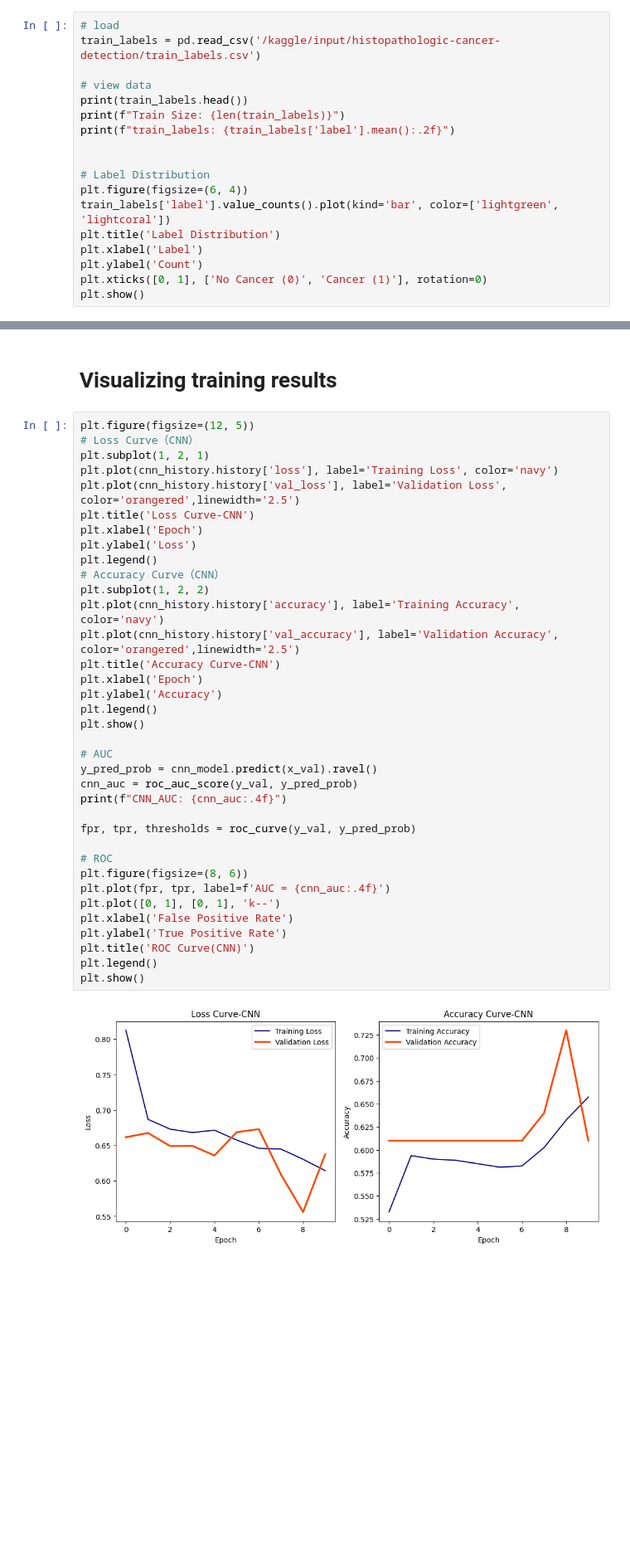
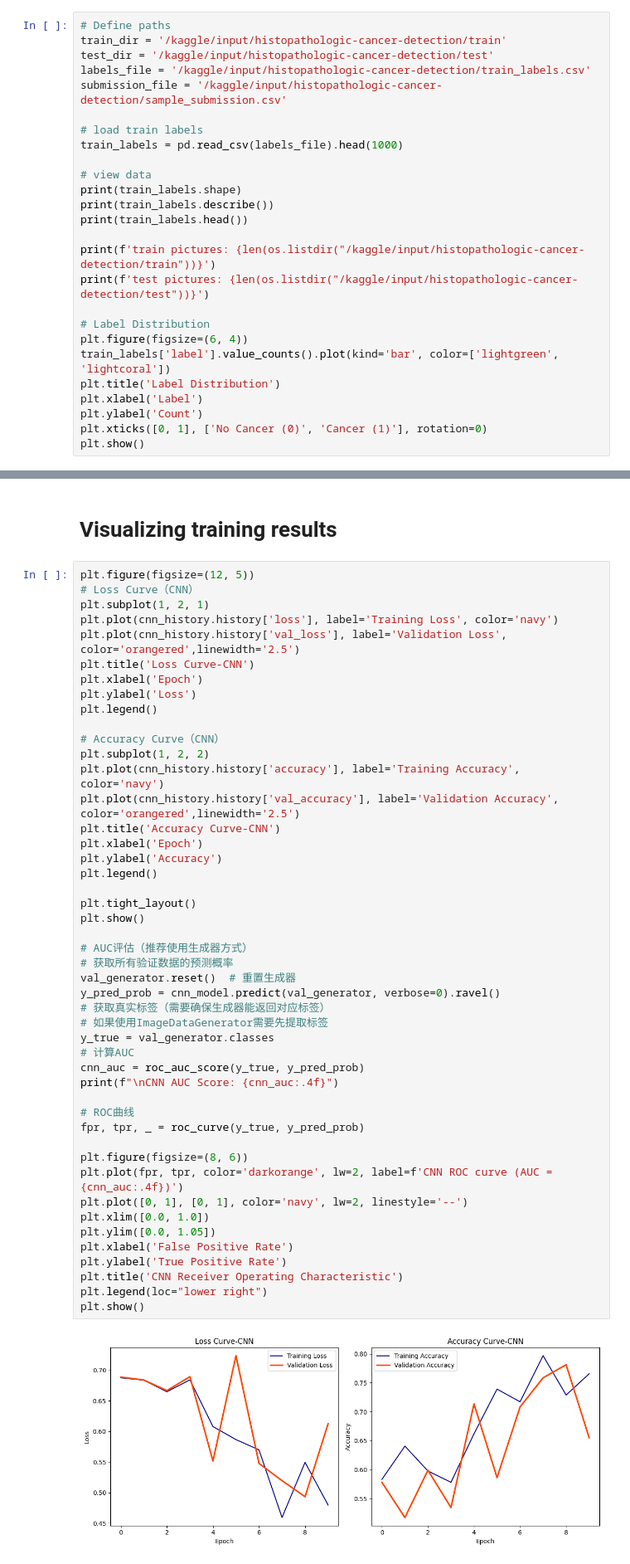
Before and after one commit to rayrelay/DeepLearning-Week3-Cancer, a Jupyter notebook: peer-graded-assignment-week-3-cnn-cancer-detecti.ipynb, the cells around one changed output, grey strips where cells are left out. Shown at 83% size. Saved outputs shown, nothing was run; the diff lists cells and outputs as text; blank space fills up the shorter version.

```diff
--- a/peer-graded-assignment-week-3-cnn-cancer-detecti.ipynb
+++ b/peer-graded-assignment-week-3-cnn-cancer-detecti.ipynb
@@ -88,12 +90,20 @@ from tensorflow.keras.callbacks import ReduceLROnPlateau
 # %%
-# load
-train_labels = pd.read_csv('/kaggle/input/histopathologic-cancer-detection/train_labels.csv')
+# Define paths
+train_dir = '/kaggle/input/histopathologic-cancer-detection/train'
+test_dir = '/kaggle/input/histopathologic-cancer-detection/test'
+labels_file = '/kaggle/input/histopathologic-cancer-detection/train_labels.csv'
+submission_file = '/kaggle/input/histopathologic-cancer-detection/sample_submission.csv'
+
+# load train labels
+train_labels = pd.read_csv(labels_file).head(1000)
 
 # view data
+print(train_labels.shape)
+print(train_labels.describe())
 print(train_labels.head())
-print(f"Train Size: {len(train_labels)}")
-print(f"train_labels: {train_labels['label'].mean():.2f}")
 
+print(f'train pictures: {len(os.listdir("/kaggle/input/histopathologic-cancer-detection/train"))}')
+print(f'test pictures: {len(os.listdir("/kaggle/input/histopathologic-cancer-detection/test"))}')
 
 # Label Distribution
 plt.figure(figsize=(6, 4))
@@ -412,38 +331,49 @@ sample CNN accuracy value: 0.6100
 # %%
 plt.figure(figsize=(12, 5))
 # Loss Curve（CNN）
 plt.subplot(1, 2, 1)
 plt.plot(cnn_history.history['loss'], label='Training Loss', color='navy')
 plt.plot(cnn_history.history['val_loss'], label='Validation Loss', color='orangered',linewidth='2.5')
 plt.title('Loss Curve-CNN')
 plt.xlabel('Epoch')
 plt.ylabel('Loss')
 plt.legend()
+
 # Accuracy Curve（CNN）
 plt.subplot(1, 2, 2)
 plt.plot(cnn_history.history['accuracy'], label='Training Accuracy', color='navy')
 plt.plot(cnn_history.history['val_accuracy'], label='Validation Accuracy', color='orangered',linewidth='2.5')
 plt.title('Accuracy Curve-CNN')
 plt.xlabel('Epoch')
 plt.ylabel('Accuracy')
 plt.legend()
+
+plt.tight_layout()
 plt.show()
 
-# AUC
-y_pred_prob = cnn_model.predict(x_val).ravel()
-cnn_auc = roc_auc_score(y_val, y_pred_prob)
-print(f"CNN_AUC: {cnn_auc:.4f}")
+# AUC评估（推荐使用生成器方式）
+# 获取所有验证数据的预测概率
+val_generator.reset()  # 重置生成器
+y_pred_prob = cnn_model.predict(val_generator, verbose=0).ravel()
+# 获取真实标签（需要确保生成器能返回对应标签）
+# 如果使用ImageDataGenerator需要先提取标签
+y_true = val_generator.classes
+# 计算AUC
+cnn_auc = roc_auc_score(y_true, y_pred_prob)
+print(f"\nCNN AUC Score: {cnn_auc:.4f}")
 
-fpr, tpr, thresholds = roc_curve(y_val, y_pred_prob)
+# ROC曲线
+fpr, tpr, _ = roc_curve(y_true, y_pred_prob)
 
-# ROC
 plt.figure(figsize=(8, 6))
-plt.plot(fpr, tpr, label=f'AUC = {cnn_auc:.4f}')
-plt.plot([0, 1], [0, 1], 'k--')
+plt.plot(fpr, tpr, color='darkorange', lw=2, label=f'CNN ROC curve (AUC = {cnn_auc:.4f})')
+plt.plot([0, 1], [0, 1], color='navy', lw=2, linestyle='--')
+plt.xlim([0.0, 1.0])
+plt.ylim([0.0, 1.05])
 plt.xlabel('False Positive Rate')
 plt.ylabel('True Positive Rate')
-plt.title('ROC Curve(CNN)')
-plt.legend()
+plt.title('CNN Receiver Operating Characteristic')
+plt.legend(loc="lower right")
 plt.show()
 # %% [output]
-[figure, old version]
+[figure, new version]
```
Also changed, not shown: parts of 22 cells of this notebook.
